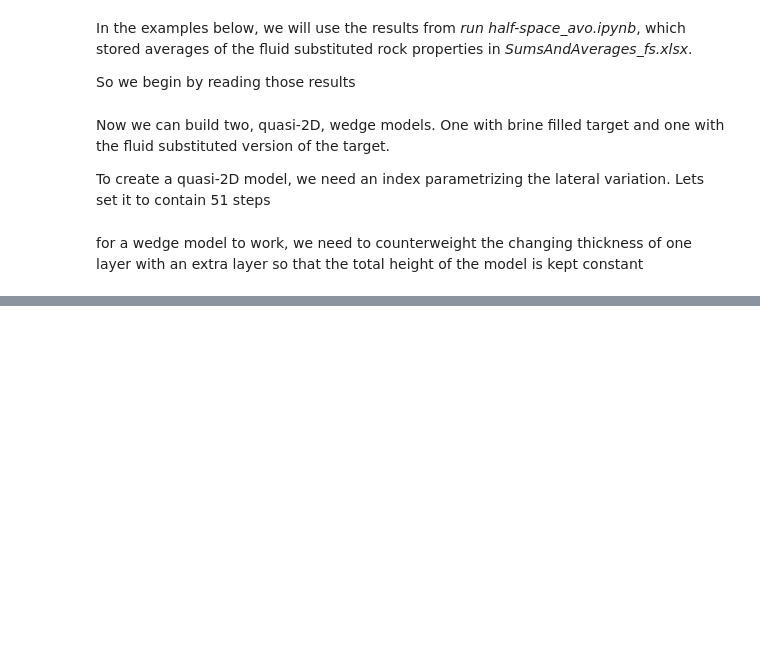
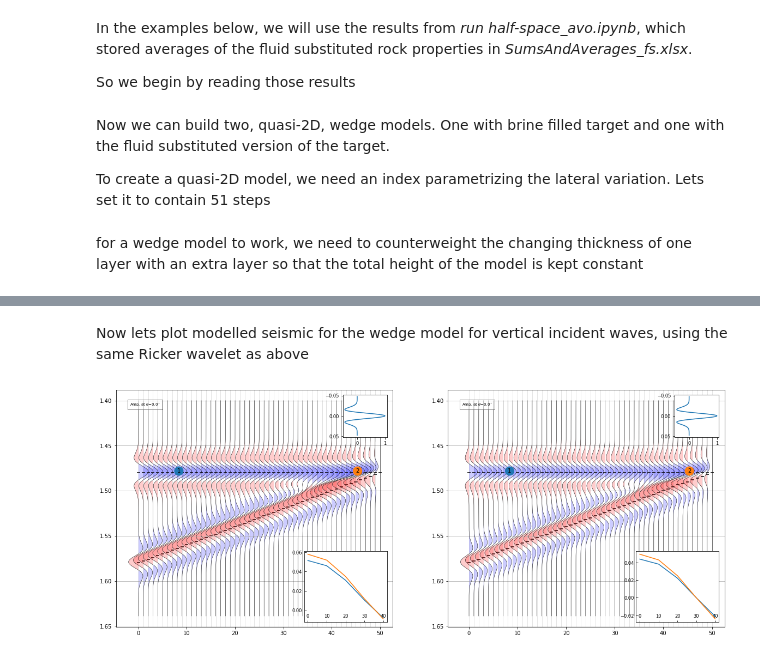
Before and after one commit to emblixt/blixt_rp, a Jupyter notebook: Simple seismic modeling.ipynb, the cells around one changed output, grey strips where cells are left out. Saved outputs shown, nothing was run; the diff lists cells and outputs as text; code cells hidden in the pictures; blank space fills up the shorter version.

```diff
--- a/Simple seismic modeling.ipynb
+++ b/Simple seismic modeling.ipynb
@@ -122,0 +137,8 @@ m = brm.Model(
+# %% [markdown]
+Now lets plot modelled seismic for the wedge model for vertical incident waves, using the same Ricker wavelet as above
+# %%
+fig, axs = plt.subplots(ncols=2, figsize=(20,8))
+brm.plot_wiggels(m_dry, sample_rate, wavelet, angle=0., eei=False, extract_avo_at=[(8, 1.48), (45, 1.48)], ax=axs[0])
+brm.plot_wiggels(m_fs, sample_rate, wavelet, angle=0., eei=False, extract_avo_at=[(8, 1.48), (45, 1.48)], ax=axs[1])
+# %% [output]
+[figure, added]
```
Also changed, not shown: parts of 9 cells of this notebook, 5 other files.
